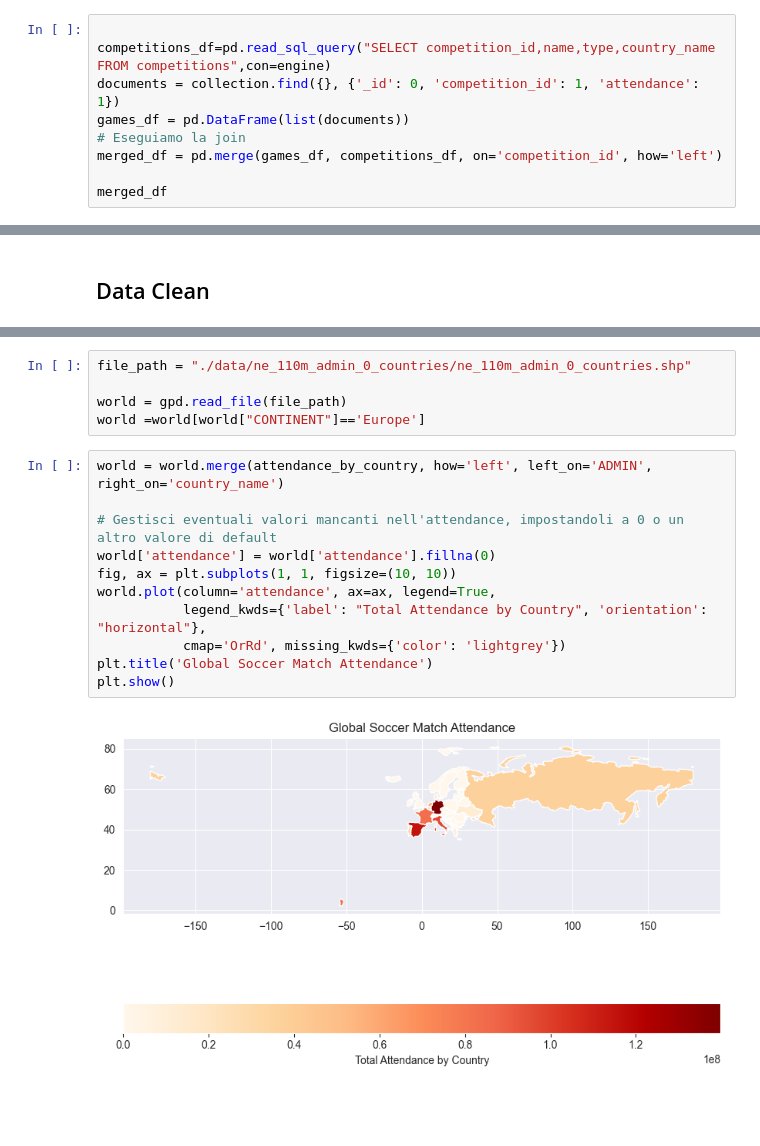
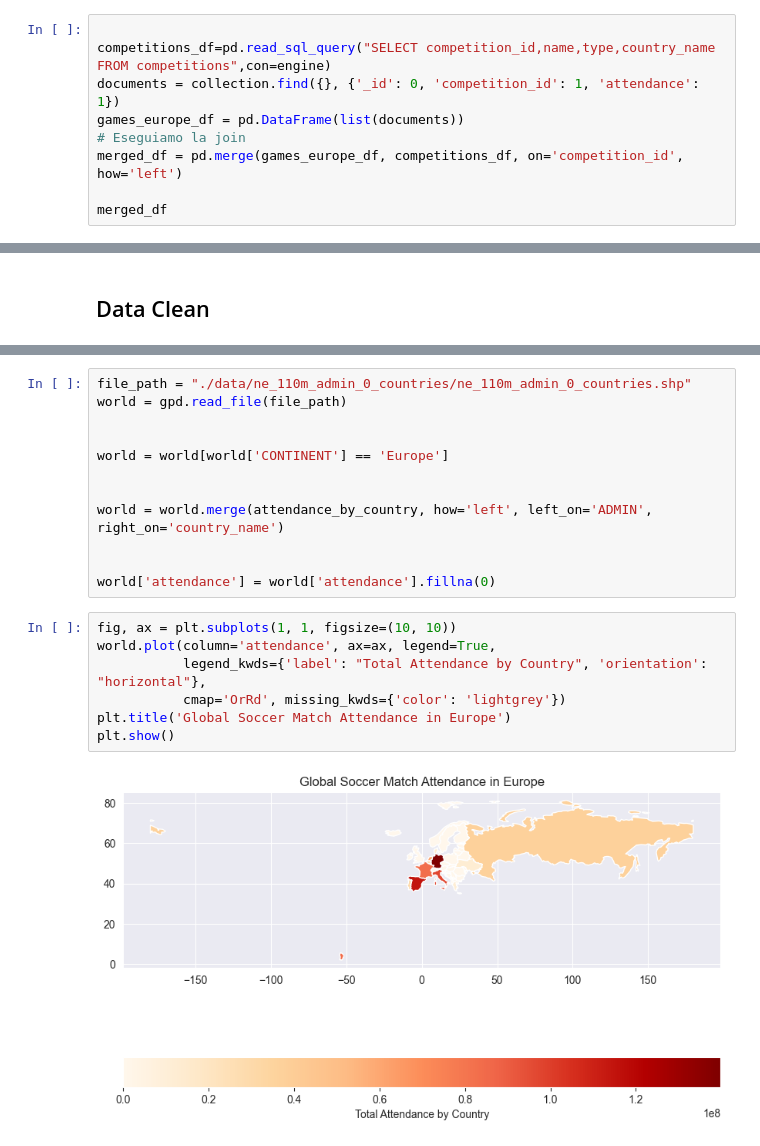
Before and after one commit to BonincontroL/IumTweb_project, a Jupyter notebook: solution/DataAnalysis/JupyterNotebooks/Attendace Trends.ipynb, the cells around one changed output, grey strips where cells are left out. Drawn from its saved outputs; the diff is of its cells as text; blank space fills up the shorter version.

Commit message:
Update Attendance Trends
finite analisi sull'attendance trends

```diff
--- a/solution/DataAnalysis/JupyterNotebooks/Attendace Trends.ipynb
+++ b/solution/DataAnalysis/JupyterNotebooks/Attendace Trends.ipynb
@@ -371,9 +345,9 @@ A SQL join was performed on these tables to associate each game with its respect
 
 competitions_df=pd.read_sql_query("SELECT competition_id,name,type,country_name FROM competitions",con=engine)
 documents = collection.find({}, {'_id': 0, 'competition_id': 1, 'attendance': 1})
-games_df = pd.DataFrame(list(documents))
+games_europe_df = pd.DataFrame(list(documents))
 # Eseguiamo la join
-merged_df = pd.merge(games_df, competitions_df, on='competition_id', how='left')
+merged_df = pd.merge(games_europe_df, competitions_df, on='competition_id', how='left')
 
 merged_df
 # %% [output]
@@ -416,18 +462,21 @@ attendance_by_country
 # %%
 file_path = "./data/ne_110m_admin_0_countries/ne_110m_admin_0_countries.shp"
+world = gpd.read_file(file_path)
 
-world = gpd.read_file(file_path)
-world =world[world["CONTINENT"]=='Europe']
+
+world = world[world['CONTINENT'] == 'Europe']
+
+
+world = world.merge(attendance_by_country, how='left', left_on='ADMIN', right_on='country_name')
+
+
+world['attendance'] = world['attendance'].fillna(0)
 # %%
-world = world.merge(attendance_by_country, how='left', left_on='ADMIN', right_on='country_name')
-
-# Gestisci eventuali valori mancanti nell'attendance, impostandoli a 0 o un altro valore di default
-world['attendance'] = world['attendance'].fillna(0)
 fig, ax = plt.subplots(1, 1, figsize=(10, 10))
 world.plot(column='attendance', ax=ax, legend=True,
            legend_kwds={'label': "Total Attendance by Country", 'orientation': "horizontal"},
            cmap='OrRd', missing_kwds={'color': 'lightgrey'})
-plt.title('Global Soccer Match Attendance')
+plt.title('Global Soccer Match Attendance in Europe')
 plt.show()
 # %% [output]
-[figure, old version]
+[figure, new version]
```
Also changed, not shown: parts of 16 cells of this notebook.
